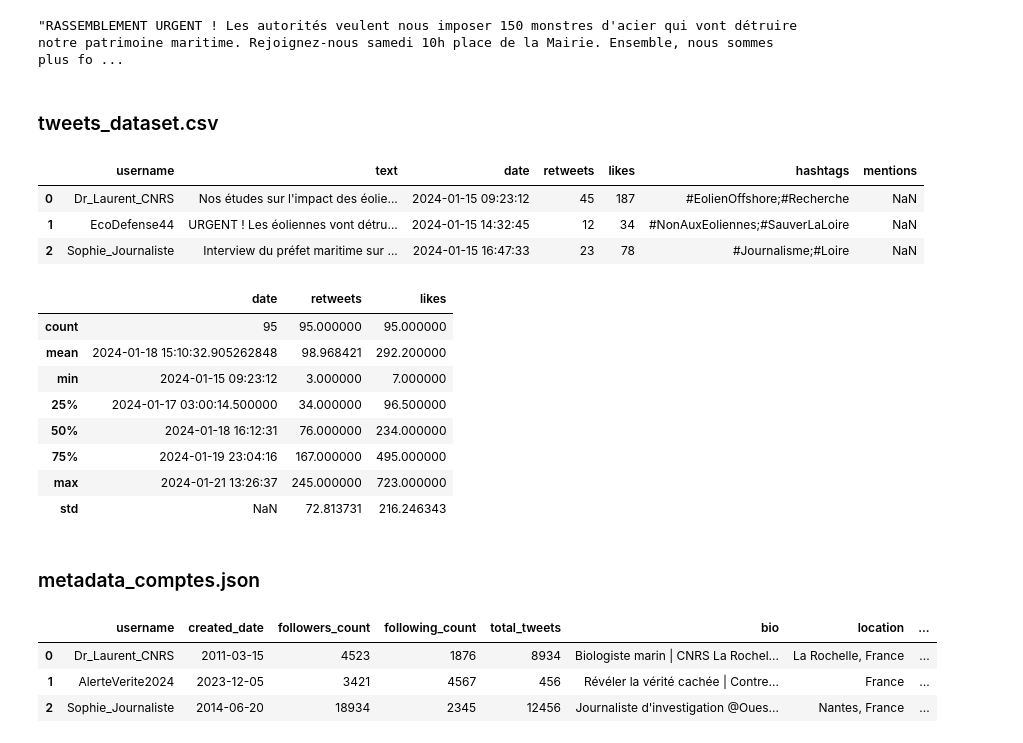
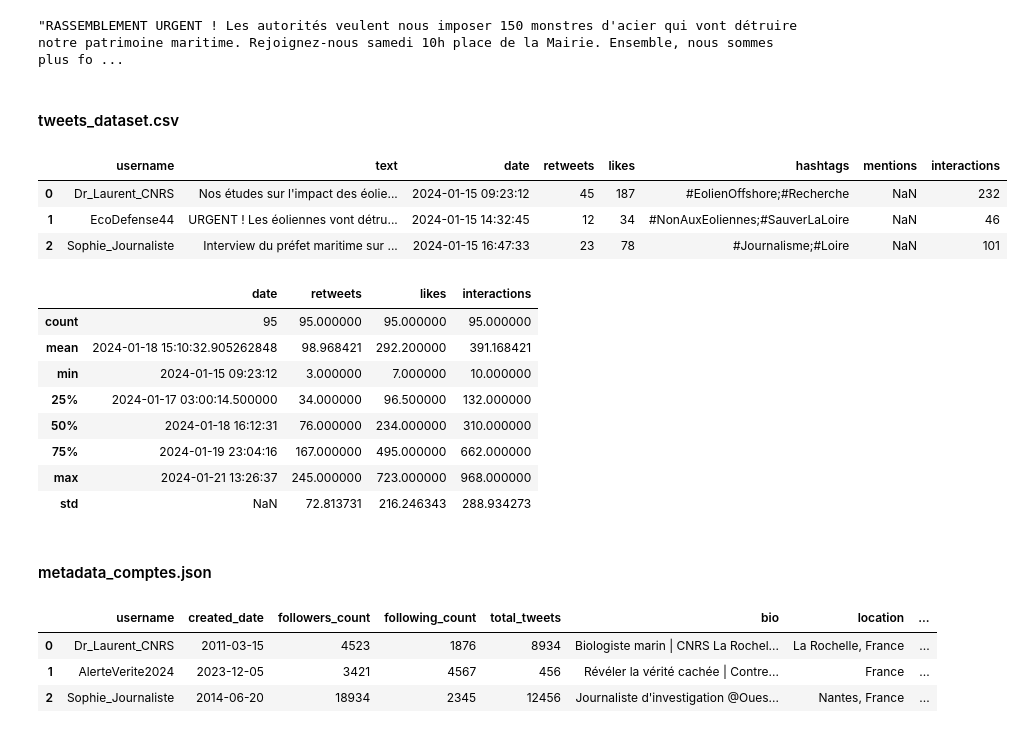
Before and after one commit to matthewslouismarie/esilv-social-engineering-td3, a Jupyter notebook: notebook.ipynb, the cells around one changed output. Saved outputs shown, nothing was run; the diff lists cells and outputs as text; code cells hidden in the pictures.

```diff
--- a/notebook.ipynb
+++ b/notebook.ipynb
@@ -65,30 +61,31 @@ fb_posts_df.iloc[0]['content']
 # %% [output]
 "RASSEMBLEMENT URGENT ! Les autorités veulent nous imposer 150 monstres d'acier qui vont détruire notre patrimoine maritime. Rejoignez-nous samedi 10h place de la Mairie. Ensemble, nous sommes plus fo ...
 # %% [markdown]
-### tweets_dataset.csv
+#### tweets_dataset.csv
 # %%
 x_posts_df = pd.read_csv('donnees/tweets_dataset.csv', parse_dates=['date'])
+x_posts_df['interactions'] = x_posts_df['retweets'] + x_posts_df['likes']
 x_posts_df.head(3)
 # %% [output]
-|  | username | text | date | retweets | likes | hashtags | mentions |
-| 0 | Dr_Laurent_CNRS | Nos études sur l'impact des éolie... | 2024-01-15 09:23:12 | 45 | 187 | #EolienOffshore;#Recherche | NaN |
-| 1 | EcoDefense44 | URGENT ! Les éoliennes vont détru... | 2024-01-15 14:32:45 | 12 | 34 | #NonAuxEoliennes;#SauverLaLoire | NaN |
-| 2 | Sophie_Journaliste | Interview du préfet maritime sur ... | 2024-01-15 16:47:33 | 23 | 78 | #Journalisme;#Loire | NaN |
+|  | username | text | date | retweets | likes | hashtags | mentions | interactions |
+| 0 | Dr_Laurent_CNRS | Nos études sur l'impact des éolie... | 2024-01-15 09:23:12 | 45 | 187 | #EolienOffshore;#Recherche | NaN | 232 |
+| 1 | EcoDefense44 | URGENT ! Les éoliennes vont détru... | 2024-01-15 14:32:45 | 12 | 34 | #NonAuxEoliennes;#SauverLaLoire | NaN | 46 |
+| 2 | Sophie_Journaliste | Interview du préfet maritime sur ... | 2024-01-15 16:47:33 | 23 | 78 | #Journalisme;#Loire | NaN | 101 |
 # %%
 # All the posts are in 2024
 x_posts_df.describe()
 # %% [output]
-|  | date | retweets | likes |
-| count | 95 | 95.000000 | 95.000000 |
-| mean | 2024-01-18 15:10:32.905262848 | 98.968421 | 292.200000 |
-| min | 2024-01-15 09:23:12 | 3.000000 | 7.000000 |
-| 25% | 2024-01-17 03:00:14.500000 | 34.000000 | 96.500000 |
-| 50% | 2024-01-18 16:12:31 | 76.000000 | 234.000000 |
-| 75% | 2024-01-19 23:04:16 | 167.000000 | 495.000000 |
-| max | 2024-01-21 13:26:37 | 245.000000 | 723.000000 |
-| std | NaN | 72.813731 | 216.246343 |
+|  | date | retweets | likes | interactions |
+| count | 95 | 95.000000 | 95.000000 | 95.000000 |
+| mean | 2024-01-18 15:10:32.905262848 | 98.968421 | 292.200000 | 391.168421 |
+| min | 2024-01-15 09:23:12 | 3.000000 | 7.000000 | 10.000000 |
+| 25% | 2024-01-17 03:00:14.500000 | 34.000000 | 96.500000 | 132.000000 |
+| 50% | 2024-01-18 16:12:31 | 76.000000 | 234.000000 | 310.000000 |
+| 75% | 2024-01-19 23:04:16 | 167.000000 | 495.000000 | 662.000000 |
+| max | 2024-01-21 13:26:37 | 245.000000 | 723.000000 | 968.000000 |
+| std | NaN | 72.813731 | 216.246343 | 288.934273 |
 # %% [markdown]
-### metadata_comptes.json
+#### metadata_comptes.json
 # %%
 with open('donnees/metadata_comptes.json') as f:
     data = json.load(f)
```
Also changed, not shown: parts of 20 cells of this notebook, 4 other files.
